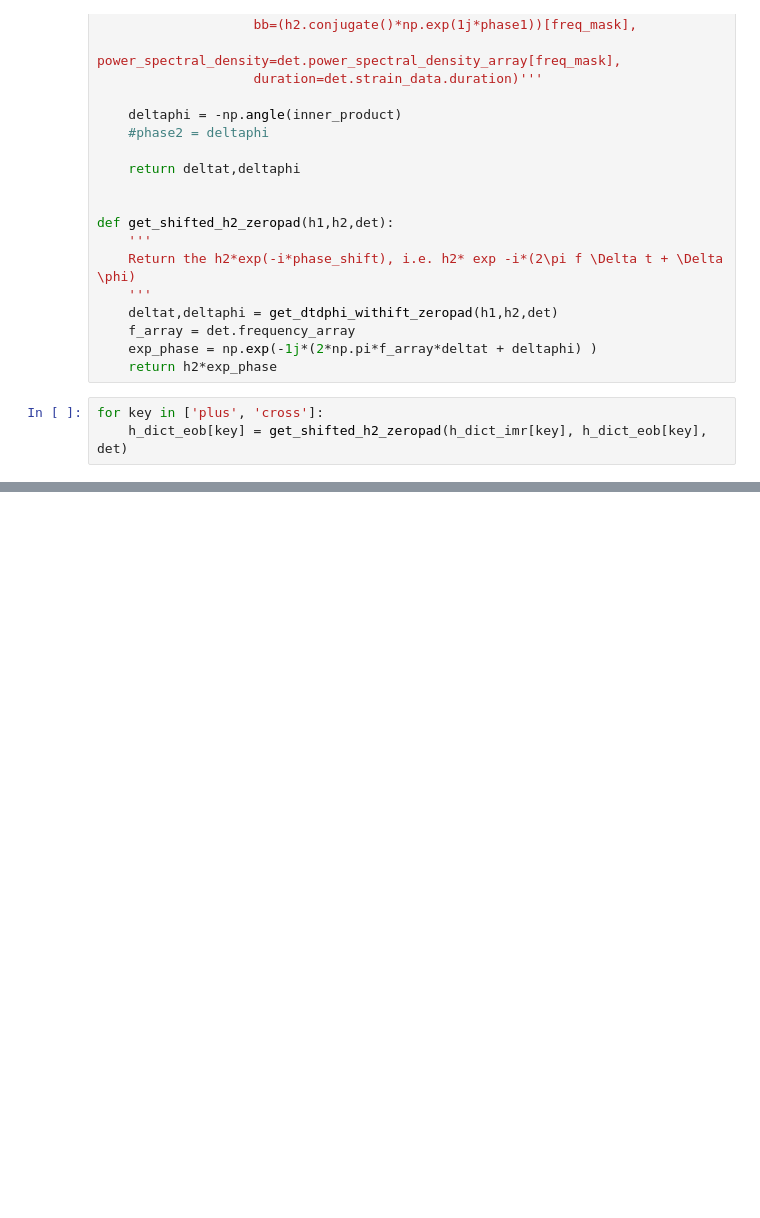
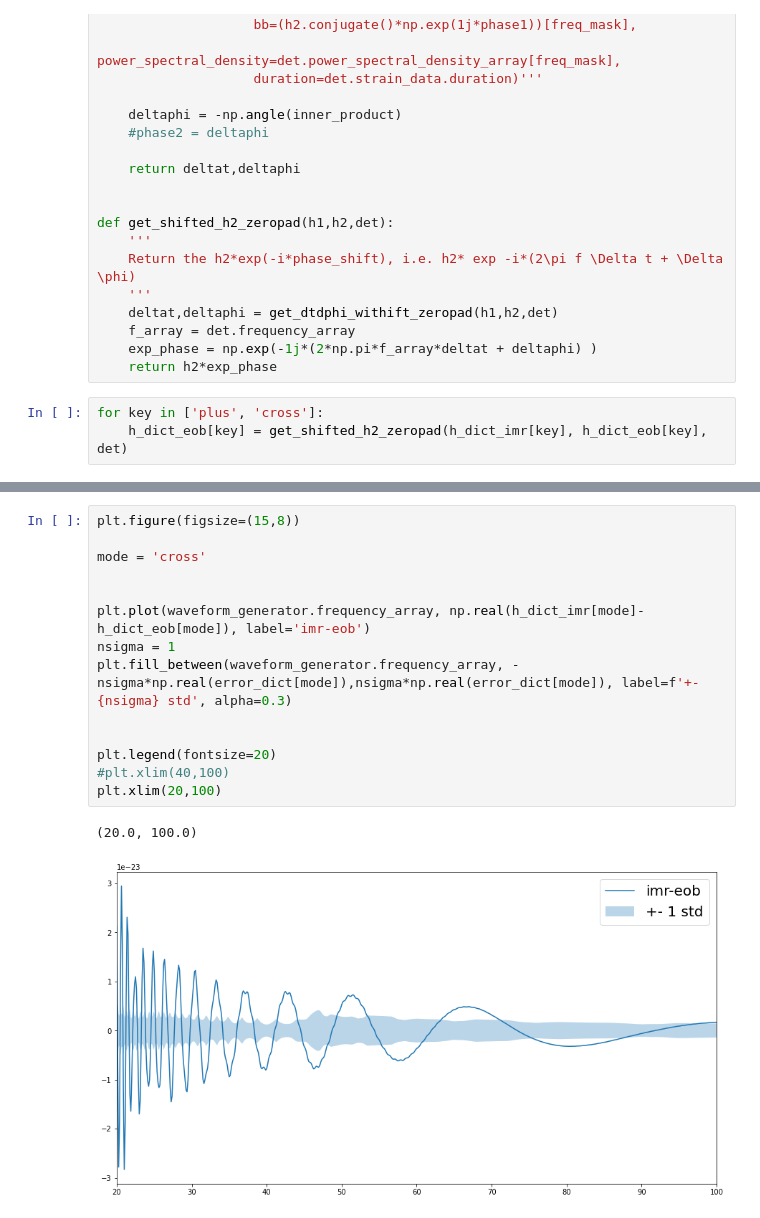
Before and after one commit to MarinerQ/npf_GWwaveform, a Jupyter notebook: gw/training/fd/npwavegen.ipynb, the cells around one changed output, grey strips where cells are left out. Cells and saved outputs as stored; diff of their text form; blank space fills up the shorter version.

```diff
--- a/gw/training/fd/npwavegen.ipynb
+++ b/gw/training/fd/npwavegen.ipynb
@@ -182,0 +223,17 @@ plt.xlim(20,100)
+# %%
+plt.figure(figsize=(15,8))
+
+mode = 'cross'
+
+
+plt.plot(waveform_generator.frequency_array, np.real(h_dict_imr[mode]-h_dict_eob[mode]), label='imr-eob')
+nsigma = 1
+plt.fill_between(waveform_generator.frequency_array, -nsigma*np.real(error_dict[mode]),nsigma*np.real(error_dict[mode]), label=f'+- {nsigma} std', alpha=0.3)
+
+
+plt.legend(fontsize=20)
+#plt.xlim(40,100)
+plt.xlim(20,100)
+# %% [output]
+(20.0, 100.0)
+[figure, added]
```
Also changed, not shown: parts of 10 cells of this notebook, 2 other files.
